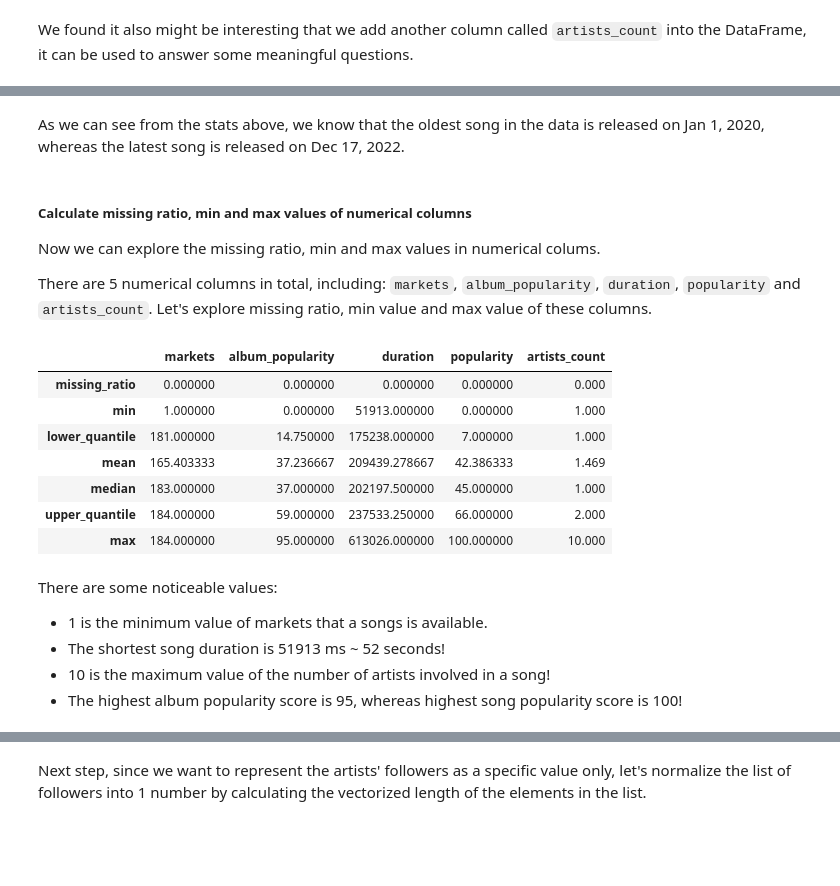
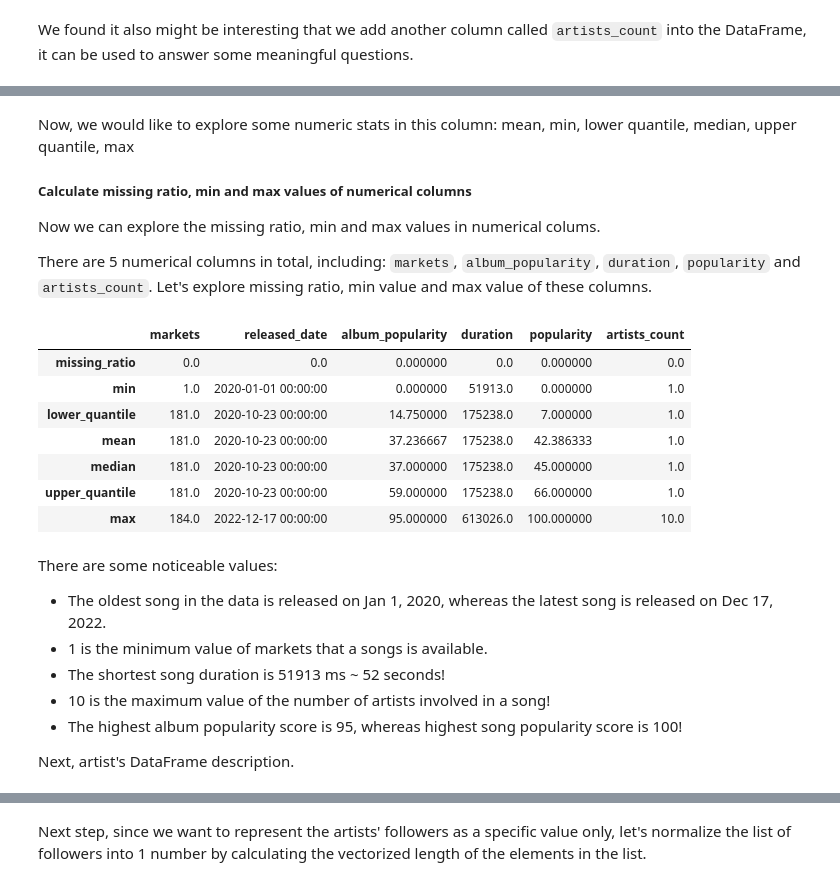
Before and after one commit to quytrungg/Final_Project_CSC14119, a Jupyter notebook: data_exploration/data_exploration.ipynb, the cells around one changed output, grey strips where cells are left out. Cells and saved outputs as stored; diff of their text form; code cells hidden in the pictures; blank space fills up the shorter version.

```diff
--- a/data_exploration/data_exploration.ipynb
+++ b/data_exploration/data_exploration.ipynb
@@ -240,15 +459,23 @@ def diff_vals(c):
     return c.dropna().unique()
 
 def lower_quantile(c):
-    return c.describe()['25%']
+    if c.all() == songs_df['released_date'].all():
+        return c.describe(datetime_is_numeric=True)['25%']
+    return c.describe(datetime_is_numeric=True)['25%']
 
 def upper_quantile(c):
+    if c.all() == songs_df['released_date'].all():
+        return c.describe(datetime_is_numeric=True)['25%']
     return c.describe()['75%']
 
 def mean(c):
+    if c.all() == songs_df['released_date'].all():
+        return c.describe(datetime_is_numeric=True)['25%']
     return c.mean()
 
 def median(c):
+    if c.all() == songs_df['released_date'].all():
+        return c.describe(datetime_is_numeric=True)['25%']
     return c.median()
 # %% [markdown]
 For categorical columns, we need to specify what is the missing ratio, number of unique values and list all of the unique values. There are 3 categorical columns in the dataset: `genres`, `artist` and `album`.
@@ -312,26 +543,28 @@ Name: released_date, dtype: object
-# %% [markdown]
-As we can see from the stats above, we know that the oldest song in the data is released on Jan 1, 2020, whereas the latest song is released on Dec 17, 2022.
 # %% [markdown]
+Now, we would like to explore some numeric stats in this column: mean, min, lower quantile, median, upper quantile, max
+
 ##### Calculate missing ratio, min and max values of numerical columns
 
 Now we can explore the missing ratio, min and max values in numerical colums.
 
 There are 5 numerical columns in total, including: `markets`, `album_popularity`, `duration`, `popularity` and `artists_count`. Let's explore missing ratio, min value and max value of these columns.
 # %%
-numeric_cols_des = songs_df[songs_df.describe().columns].agg([missing_ratio, min, lower_quantile, mean, median, upper_quantile, max])
-numeric_cols_des
+songs_df[songs_df.describe(datetime_is_numeric=True).columns].agg([missing_ratio, min, lower_quantile, mean, median, upper_quantile, max])
 # %% [output]
-|  | markets | album_popularity | duration | popularity | artists_count |
-| missing_ratio | 0.000000 | 0.000000 | 0.000000 | 0.000000 | 0.000 |
-| min | 1.000000 | 0.000000 | 51913.000000 | 0.000000 | 1.000 |
-| lower_quantile | 181.000000 | 14.750000 | 175238.000000 | 7.000000 | 1.000 |
-| mean | 165.403333 | 37.236667 | 209439.278667 | 42.386333 | 1.469 |
-| median | 183.000000 | 37.000000 | 202197.500000 | 45.000000 | 1.000 |
-| upper_quantile | 184.000000 | 59.000000 | 237533.250000 | 66.000000 | 2.000 |
-| max | 184.000000 | 95.000000 | 613026.000000 | 100.000000 | 10.000 |
+|  | markets | released_date | album_popularity | duration | popularity | artists_count |
+| missing_ratio | 0.0 | 0.0 | 0.000000 | 0.0 | 0.000000 | 0.0 |
+| min | 1.0 | 2020-01-01 00:00:00 | 0.000000 | 51913.0 | 0.000000 | 1.0 |
+| lower_quantile | 181.0 | 2020-10-23 00:00:00 | 14.750000 | 175238.0 | 7.000000 | 1.0 |
+| mean | 181.0 | 2020-10-23 00:00:00 | 37.236667 | 175238.0 | 42.386333 | 1.0 |
+| median | 181.0 | 2020-10-23 00:00:00 | 37.000000 | 175238.0 | 45.000000 | 1.0 |
+| upper_quantile | 181.0 | 2020-10-23 00:00:00 | 59.000000 | 175238.0 | 66.000000 | 1.0 |
+| max | 184.0 | 2022-12-17 00:00:00 | 95.000000 | 613026.0 | 100.000000 | 10.0 |
 # %% [markdown]
 There are some noticeable values:
+- The oldest song in the data is released on Jan 1, 2020, whereas the latest song is released on Dec 17, 2022.
 - 1 is the minimum value of markets that a songs is available.
 - The shortest song duration is 51913 ms ~ 52 seconds!
 - 10 is the maximum value of the number of artists involved in a song!
 - The highest album popularity score is 95, whereas highest song popularity score is 100!
+
+Next, artist's DataFrame description.
```
Also changed, not shown: parts of 112 cells of this notebook.
